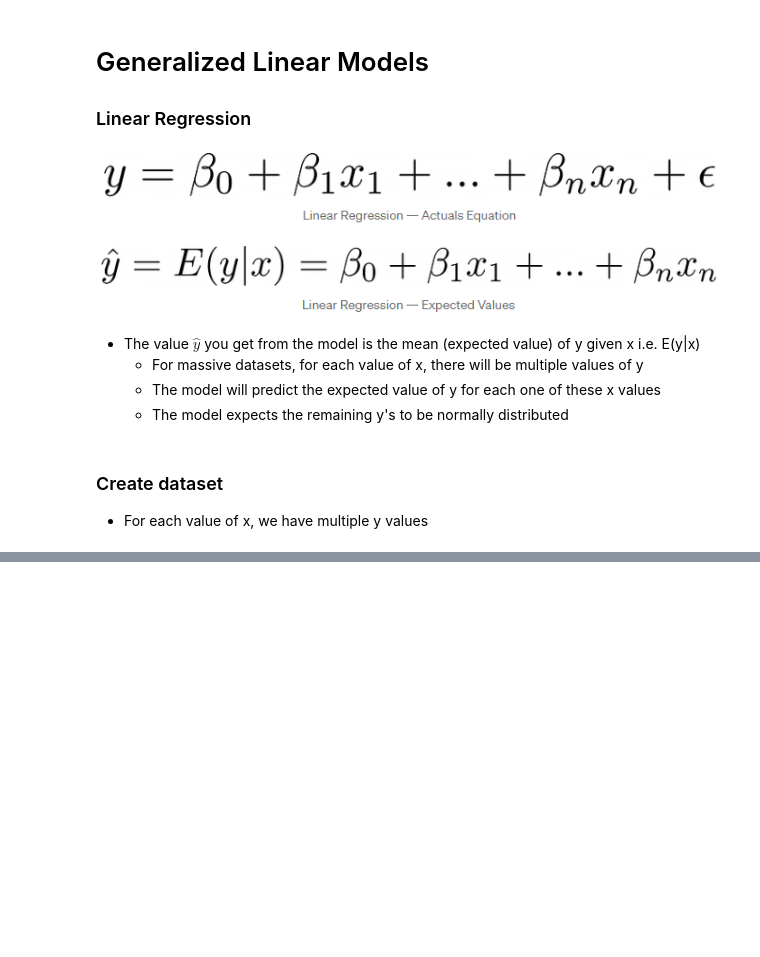
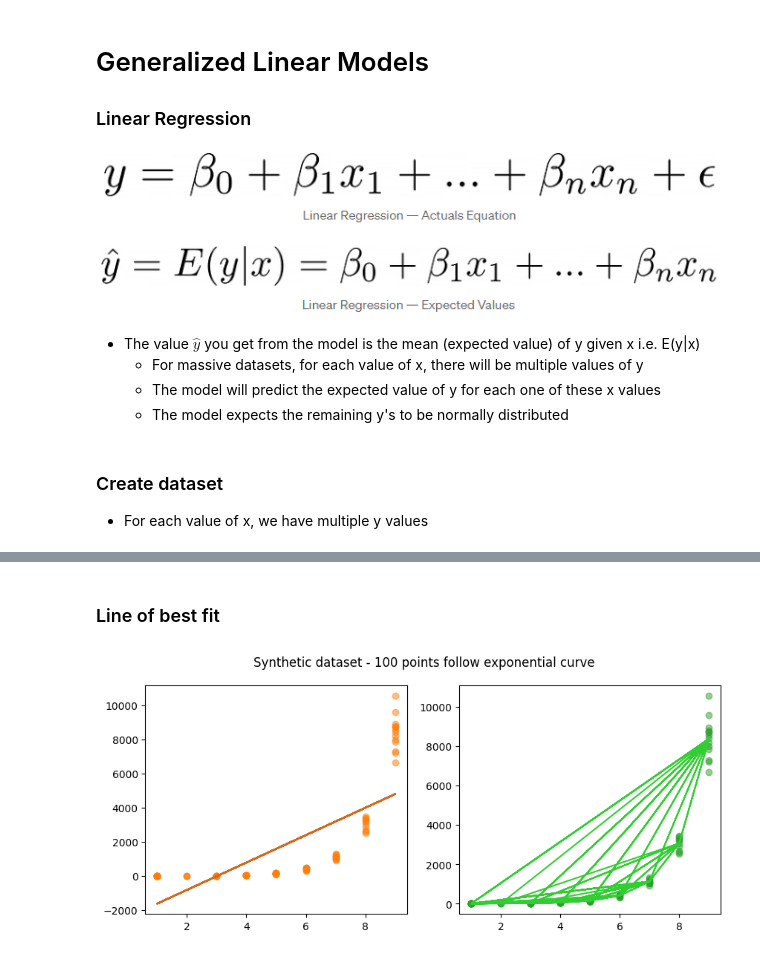
Before and after one commit to MAyub114/sklearn_tricks, a Jupyter notebook: glm.ipynb, the cells around one changed output, grey strips where cells are left out. Drawn from its saved outputs; the diff is of its cells as text; code cells hidden in the pictures; blank space fills up the shorter version.

```diff
--- a/glm.ipynb
+++ b/glm.ipynb
@@ -63,0 +124,28 @@ array([[10.],
+# %%
+# Fit models
+linear = LinearRegression().fit(x, y)
+poisson = PoissonRegressor(alpha=0, fit_intercept=False).fit(x, y)
+
+# Predicted y values
+y_pred_linear = linear.predict(x)
+y_pred_poisson = poisson.predict(x)
+# %% [markdown]
+### Line of best fit
+# %%
+fig, (ax1, ax2) = plt.subplots(1, 2, figsize=(10, 4))
+fig.suptitle("Synthetic dataset - 100 points follow exponential curve")
+
+# Datapoints
+ax1.scatter(x, y, alpha=0.5, c='tab:orange')
+ax2.scatter(x, y, alpha=0.5, c='tab:green')
+
+# Best fit line
+#ax1.scatter(x, y_pred_linear, alpha=0.5, c='chocolate', marker='*')
+#ax2.scatter(x, y_pred_poisson, alpha=0.5, c='limegreen', marker='*')
+
+ax1.plot(x, y_pred_linear, color='chocolate')
+ax2.plot(x, y_pred_poisson, color='limegreen')
+
+plt.show()
+# %% [output]
+[figure, added]
```
Also changed, not shown: parts of 19 cells of this notebook.
